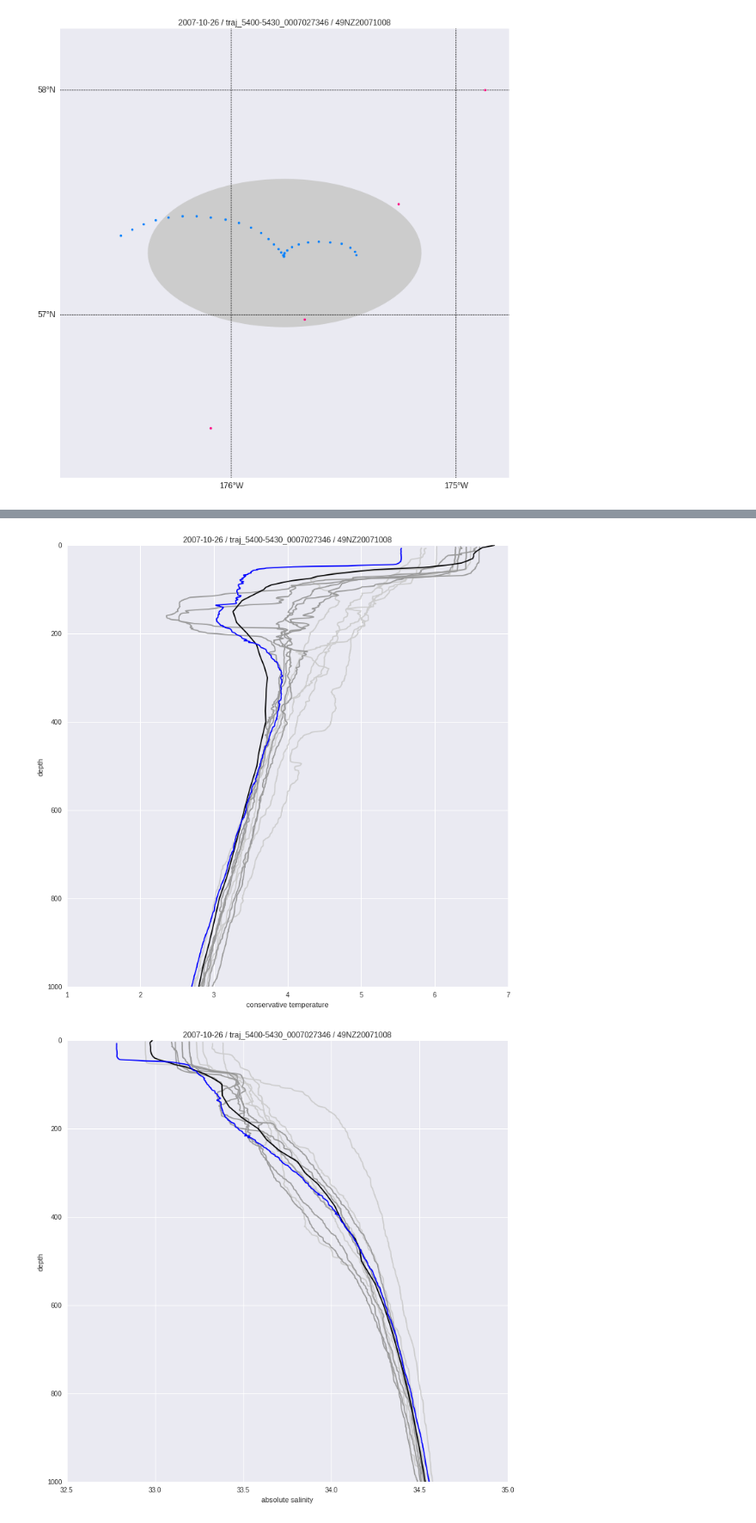
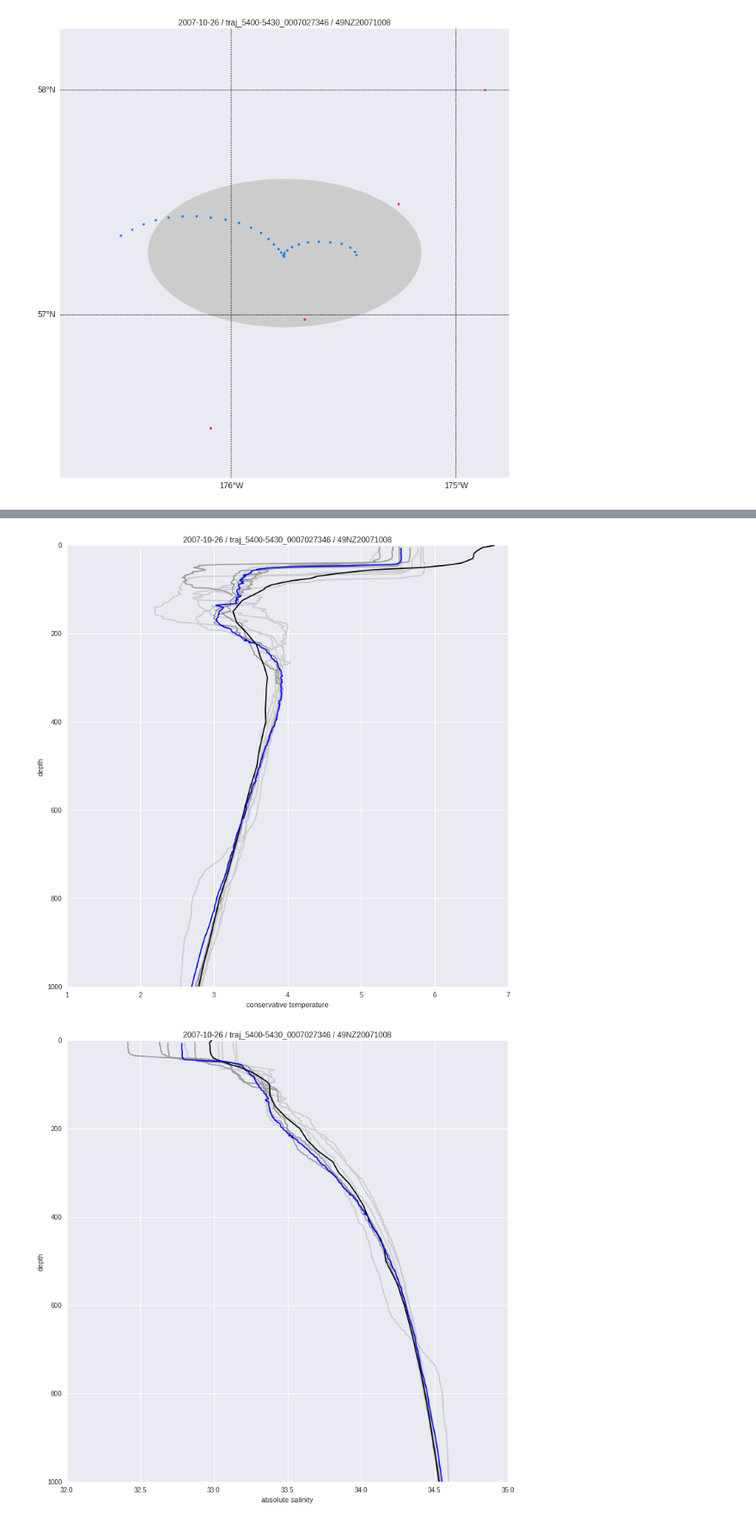
Before and after one commit to eapsclimate/cchdo-data, a Jupyter notebook: rcs-eddies/2007-10-26_00-59-00.ipynb, the cells around one changed output, grey strips where cells are left out. Shown at 86% size. Saved outputs shown, nothing was run; the diff lists cells and outputs as text; code cells hidden in the pictures.

```diff
--- a/rcs-eddies/2007-10-26_00-59-00.ipynb
+++ b/rcs-eddies/2007-10-26_00-59-00.ipynb
@@ -162,9 +162,9 @@ for expo in cchdo_ctd.find({'expocode': expo_code}).sort('time', 1):
     cast = int(ds.CAST_NUMBER)
     if woce_id == 'P14N' and station == STA and cast == CAS:
         plt.plot(sa, ct, color=polarity, zorder=4)
-    elif woce_id == 'P14N' and station in ['21', '20', '19', '18', '17']:
+    elif woce_id == 'P14N' and station in ['10', '9', '8', '7', '6']:
         plt.plot(sa, ct, color='#cccccc', zorder=1)
-    elif woce_id == 'P14N' and station in ['15', '14', '13', '12', '11']:
+    elif woce_id == 'P14N' and station in ['1', '2', '3', '4']:
         plt.plot(sa, ct, color='#999999', zorder=2)
 plt.plot(SA, CT, color='#000000', zorder=3)
 plt.title(title_figure)
@@ -180,6 +180,7 @@ sns.set()
 plt.rcParams['figure.figsize'] = (12, 12)
 for expo in cchdo_ctd.find({'expocode': expo_code}).sort('time', 1):
     ds = xr.open_dataset(expo['path'])
+    woce_id = str(ds.WOCE_ID)
     lon = ds.longitude.values[0]
     lat = ds.latitude.values[0]
     p = ds.pressure.values
@@ -192,9 +193,9 @@ for expo in cchdo_ctd.find({'expocode': expo_code}).sort('time', 1):
     cast = int(ds.CAST_NUMBER)
     if woce_id == 'P14N' and station == STA and cast == CAS:
         plt.plot(ct, d, color=polarity, zorder=4)
-    elif woce_id == 'P14N' and station in ['21', '20', '19', '18', '17']:
+    elif woce_id == 'P14N' and station in ['10', '9', '8', '7', '6']:
         plt.plot(ct, d, color='#cccccc', zorder=1)
-    elif woce_id == 'P14N' and station in ['15', '14', '13', '12', '11']:
+    elif woce_id == 'P14N' and station in ['1', '2', '3', '4']:
         plt.plot(ct, d, color='#999999', zorder=2)
 plt.plot(CT, DT, color='#000000', zorder=3)
 plt.title(title_figure)
@@ -204,36 +205,37 @@ plt.ylim([1000, 0])
 plt.savefig('figures/' + title_file + '/04_temperature-profile.jpg')
 plt.show()
 # %% [output]
-[figure, old version]
+[figure, new version]
 # %%
 # figure-5 | salinity profile
 sns.set()
 plt.rcParams['figure.figsize'] = (12, 12)
 for expo in cchdo_ctd.find({'expocode': expo_code}).sort('time', 1):
     ds = xr.open_dataset(expo['path'])
+    woce_id = str(ds.WOCE_ID)
     lon = ds.longitude.values[0]
     lat = ds.latitude.values[0]
     p = ds.pressure.values
     d = -gsw.z_from_p(p, lat)
     s = ds.salinity.values
     sa = gsw.SA_from_SP(s, p, lon, lat)
     station = str(ds.STATION_NUMBER)
     cast = int(ds.CAST_NUMBER)
     if woce_id == 'P14N' and station == STA and cast == CAS:
         plt.plot(sa, d, color=polarity, zorder=4)
-    elif woce_id == 'P14N' and station in ['21', '20', '19', '18', '17']:
+    elif woce_id == 'P14N' and station in ['10', '9', '8', '7', '6']:
         plt.plot(sa, d, color='#cccccc', zorder=1)
-    elif woce_id == 'P14N' and station in ['15', '14', '13', '12', '11']:
+    elif woce_id == 'P14N' and station in ['1', '2', '3', '4']:
         plt.plot(sa, d, color='#999999', zorder=2)
 plt.plot(SA, DS, color='#000000', zorder=3)
 plt.title(title_figure)
 plt.xlabel('absolute salinity')
 plt.ylabel('depth')
 plt.ylim([1000, 0])
 plt.savefig('figures/' + title_file + '/05_salinity-profile.jpg')
 plt.show()
 # %% [output]
-[figure, old version]
+[figure, new version]
 # %%
 # figure-6 | oxygen profile
 sns.set()
```
Also changed, not shown: parts of 3 cells of this notebook, 5 other files.
